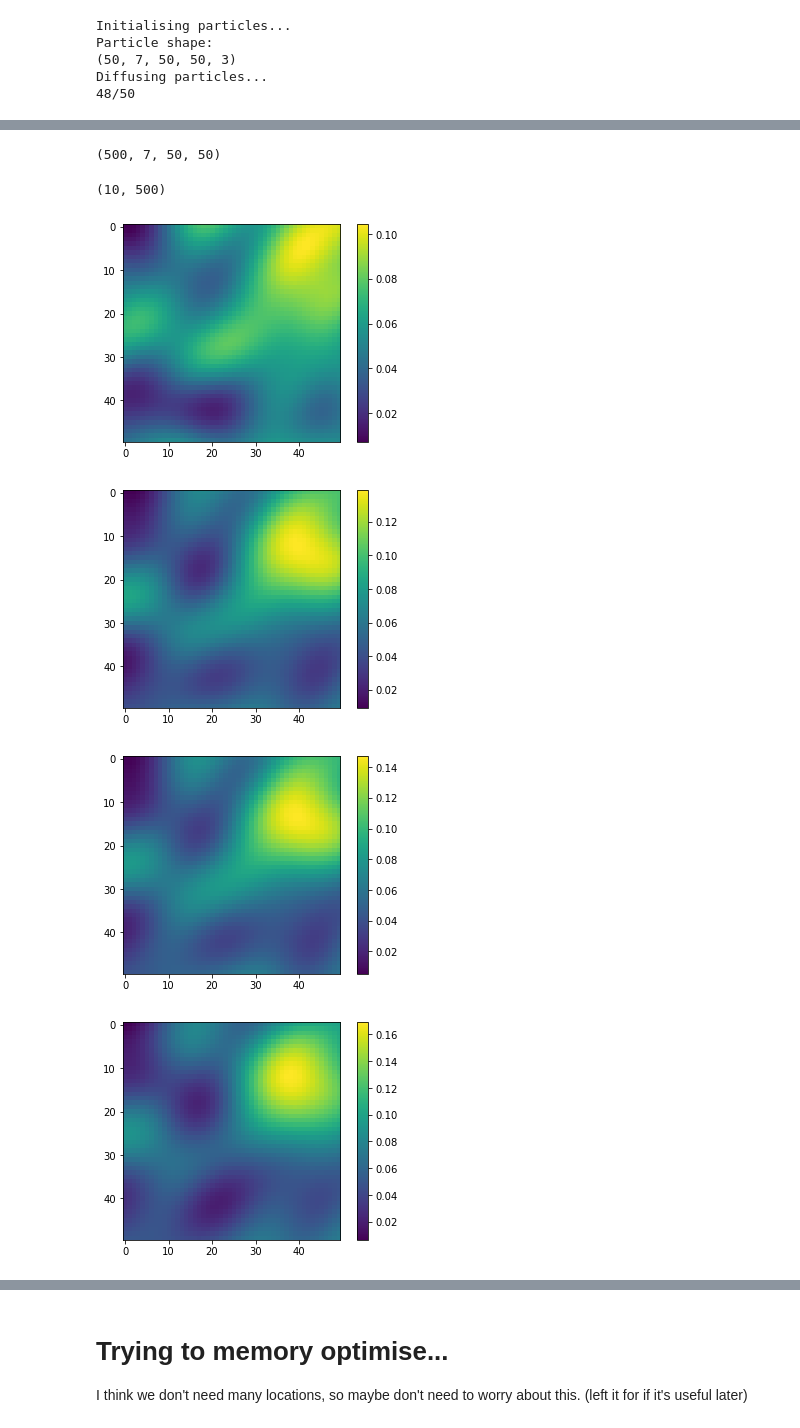
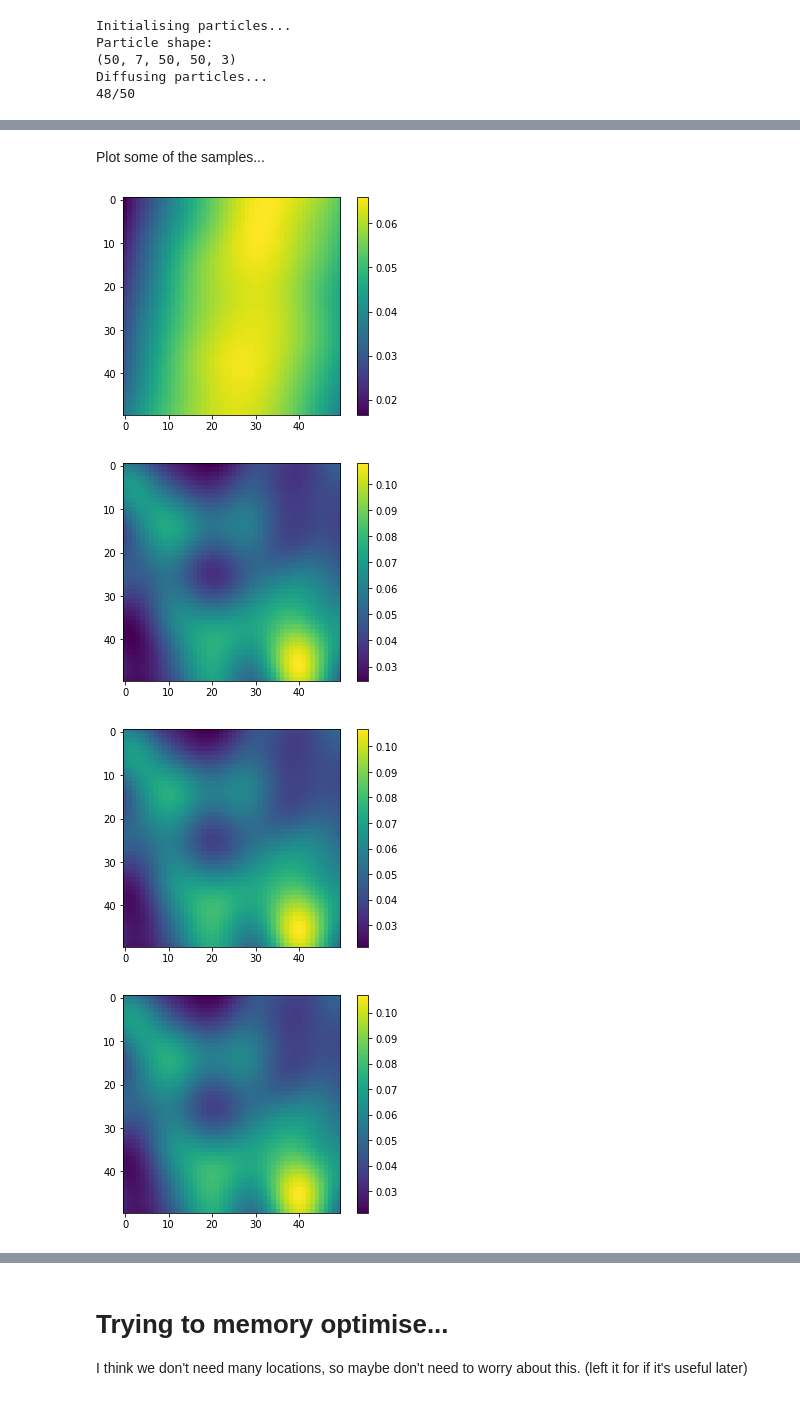
Before and after one commit to SheffieldML/advectionGPdatasets, a Jupyter notebook: juypter/PolytopeToyWindProblem.ipynb, the cells around one changed output, grey strips where cells are left out. Saved outputs shown, nothing was run; the diff lists cells and outputs as text; code cells hidden in the pictures.

```diff
--- a/juypter/PolytopeToyWindProblem.ipynb
+++ b/juypter/PolytopeToyWindProblem.ipynb
@@ -205,3 +246,14 @@ np.max(sourcemean[::scaleby[0],:,:])
 # %%
 #direction of maximum
-phimaxz = np.array(list(mInfer.kernel.getPhi(coords[:,maxsourceargs[0],maxsourceargs[1],maxsourceargs[2]])))
+def getamax(a):
+    return np.unravel_index(a.argmax(), a.shape)
+
+#maxsourceargs = getamax(sourcemean[::scaleby[0],:,:]) #coords of maximum
+
+Phi = []
+for i,phi in enumerate(mInfer.kernel.getPhi(coords)):
+    Phi.append(phi)
+Phi = np.array(Phi) #build all our Phi...
+
+#get phi for these coordinates...
+#phimaxz = np.array(list(mInfer.kernel.getPhi(coords[:,maxsourceargs[0],maxsourceargs[1],maxsourceargs[2]])))
@@ -316,3 +259,0 @@ np.argmin(A@phimaxz)
-# %%
-a = np.argmin(np.sum(mInfer.kernel.W**2,1))
-mInfer.kernel.W[a,:]
@@ -333,21 +269,18 @@ A = np.r_[A,phimaxz[None,:]]
 b = np.zeros(len(A)).astype(np.float64)
 b[-1]=2
 
+ws = mInfer.kernel.W.copy()
+for i in range(10):
+    a = np.argmin(np.sum(ws**2,1))
+    x0 = np.zeros(mInfer.kernel.W.shape[0])
+    x0[a] = np.sign(np.mean(Phi[a,:,:,:]))
+    if np.min(Phi.transpose([1,2,3,0])@x0)>0: break
+    ws[a]=np.inf
+    if i==9: print("Can't find single basis to start on axis of. Need to implement more complex search for start.")
 
-#meanZ, covZ
-precZ = np.linalg.inv(covZ)
-Linv = np.linalg.cholesky(precZ)
-L =
-
-#shift A and b and x0 into unit normal space...
-#A = (A-meanZ)@Linv
-#b = (b-meanZ)@Linv
-#x0 = (x0-meanZ)@Linv
-
-#x0 = phimaxz.astype(np.float64)
 polytope = Polytope(A=A, b=b) #Ax <= b
 
 hitandrun = HitAndRun(polytope=polytope, starting_point=x0,thin=1)
-samples = hitandrun.get_samples(n_samples=1)
+samples = hitandrun.get_samples(n_samples=5)
 checks = samples @ polytope.A.T - b
 assert(np.alltrue(checks < 0))
@@ -357,18 +287,12 @@ assert(np.alltrue(checks < 0))
-# %%
-Phi.shape
-# %% [output]
-(500, 7, 50, 50)
-# %%
-samples.shape
-# %% [output]
-(10, 500)
+# %% [markdown]
+Plot some of the samples...
 # %%
-for s in range(10):
+for s in (samples)[:,:]:
     plt.figure()
-    plt.imshow((Phi.transpose([1,2,3,0])@samples.T)[4,:,:,s])
+    plt.imshow((Phi.transpose([1,2,3,0])@s)[4,:,:])
     plt.colorbar()
 # %% [output]
-[figure, old version]
+[figure, new version]
-[figure, old version]
+[figure, new version]
-[figure, old version]
+[figure, new version]
-[figure, old version]
+[figure, new version]
```
Also changed, not shown: parts of 31 cells of this notebook.
